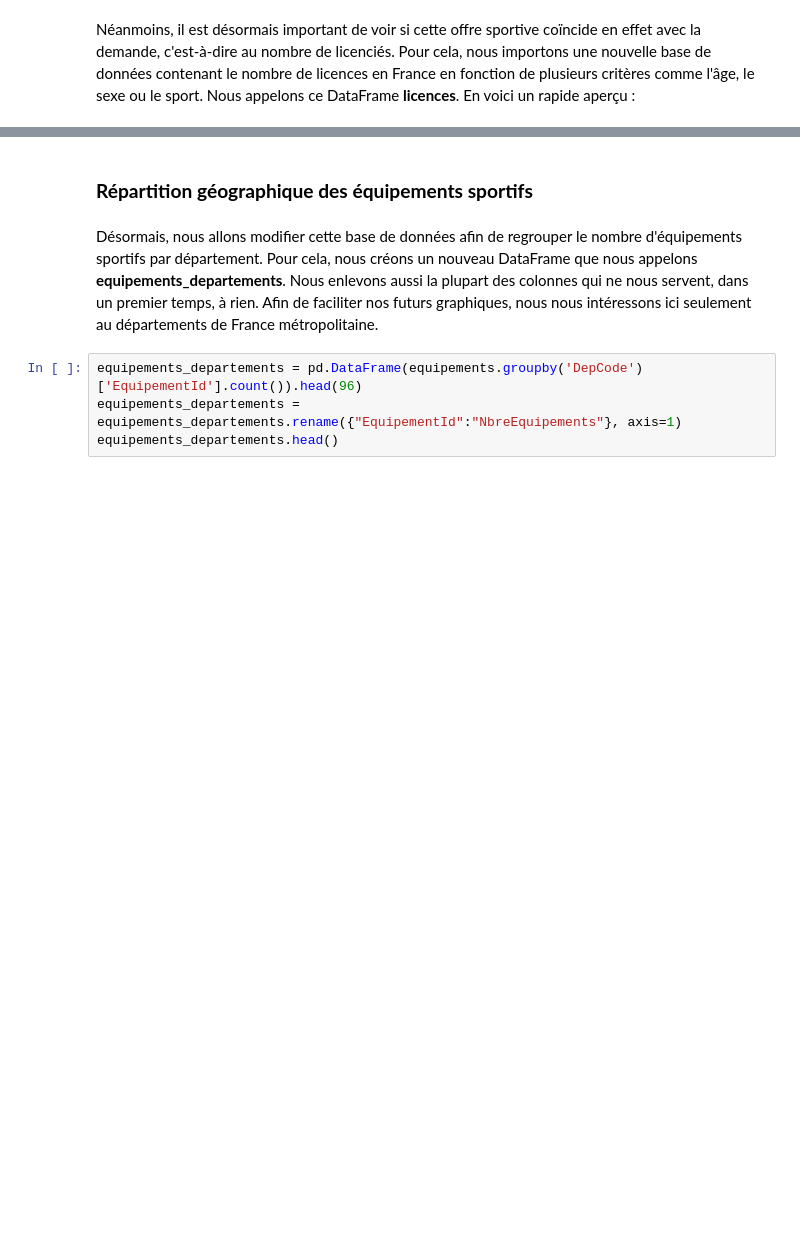
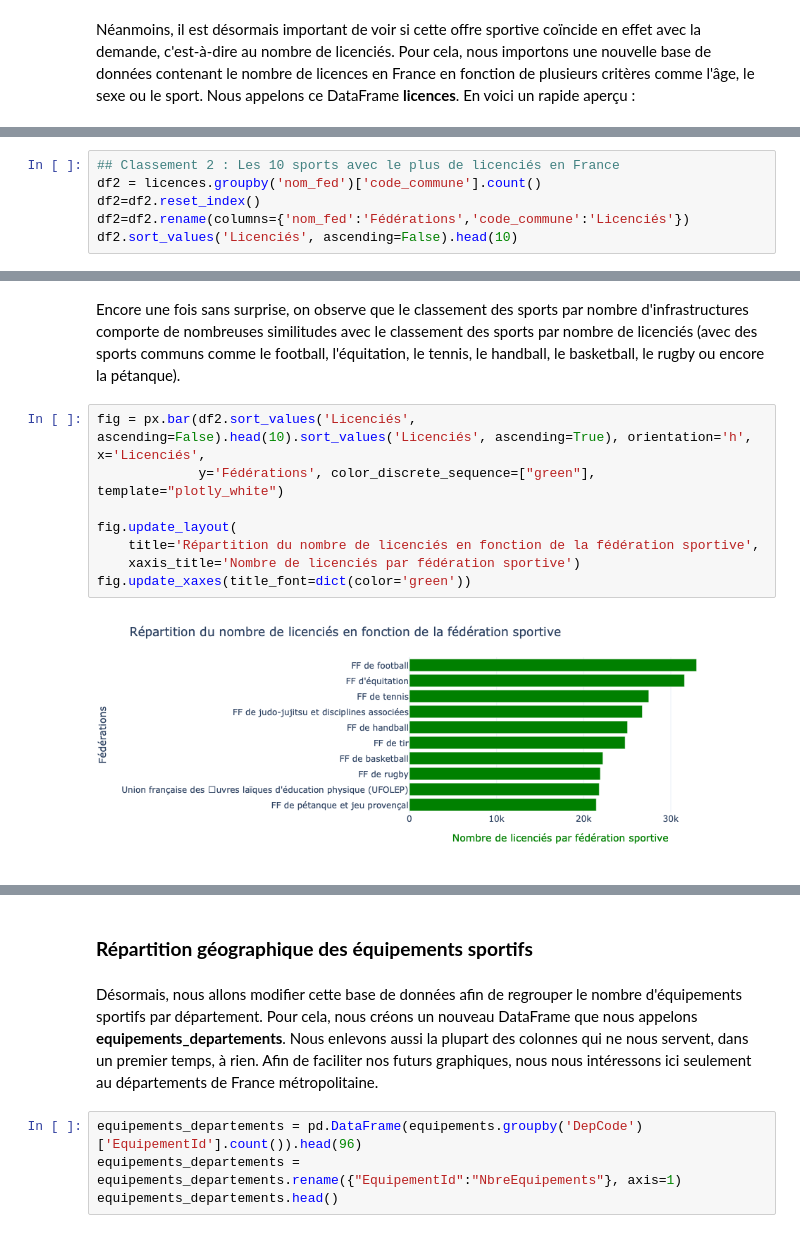
Before and after one commit to JulesChpn/ProjetPython, a Jupyter notebook: README.ipynb, the cells around one changed output, grey strips where cells are left out. Cells and saved outputs as stored; diff of their text form; blank space fills up the shorter version.

Commit message:
README 20/12 - Claisse
Ajout de diagrammes interactifs, Ajout d'images, Finalisation des parties 1 & 2

```diff
--- a/README.ipynb
+++ b/README.ipynb
@@ -162,0 +200,6 @@ licences.head()
+# %%
+## Classement 2 : Les 10 sports avec le plus de licenciés en France
+df2 = licences.groupby('nom_fed')['code_commune'].count()
+df2=df2.reset_index()
+df2=df2.rename(columns={'nom_fed':'Fédérations','code_commune':'Licenciés'})
+df2.sort_values('Licenciés', ascending=False).head(10)
@@ -162,0 +218,12 @@ licences.head()
+# %% [markdown]
+Encore une fois sans surprise, on observe que le classement des sports par nombre d'infrastructures comporte de nombreuses similitudes avec le classement des sports par nombre de licenciés (avec des sports communs comme le football, l'équitation, le tennis, le handball, le basketball, le rugby ou encore la pétanque).
+# %%
+fig = px.bar(df2.sort_values('Licenciés', ascending=False).head(10).sort_values('Licenciés', ascending=True), orientation='h', x='Licenciés',
+             y='Fédérations', color_discrete_sequence=["green"], template="plotly_white")
+
+fig.update_layout(
+    title='Répartition du nombre de licenciés en fonction de la fédération sportive',
+    xaxis_title='Nombre de licenciés par fédération sportive')
+fig.update_xaxes(title_font=dict(color='green'))
+# %% [output]
+[figure, added]
```
Also changed, not shown: parts of 30 cells of this notebook.
